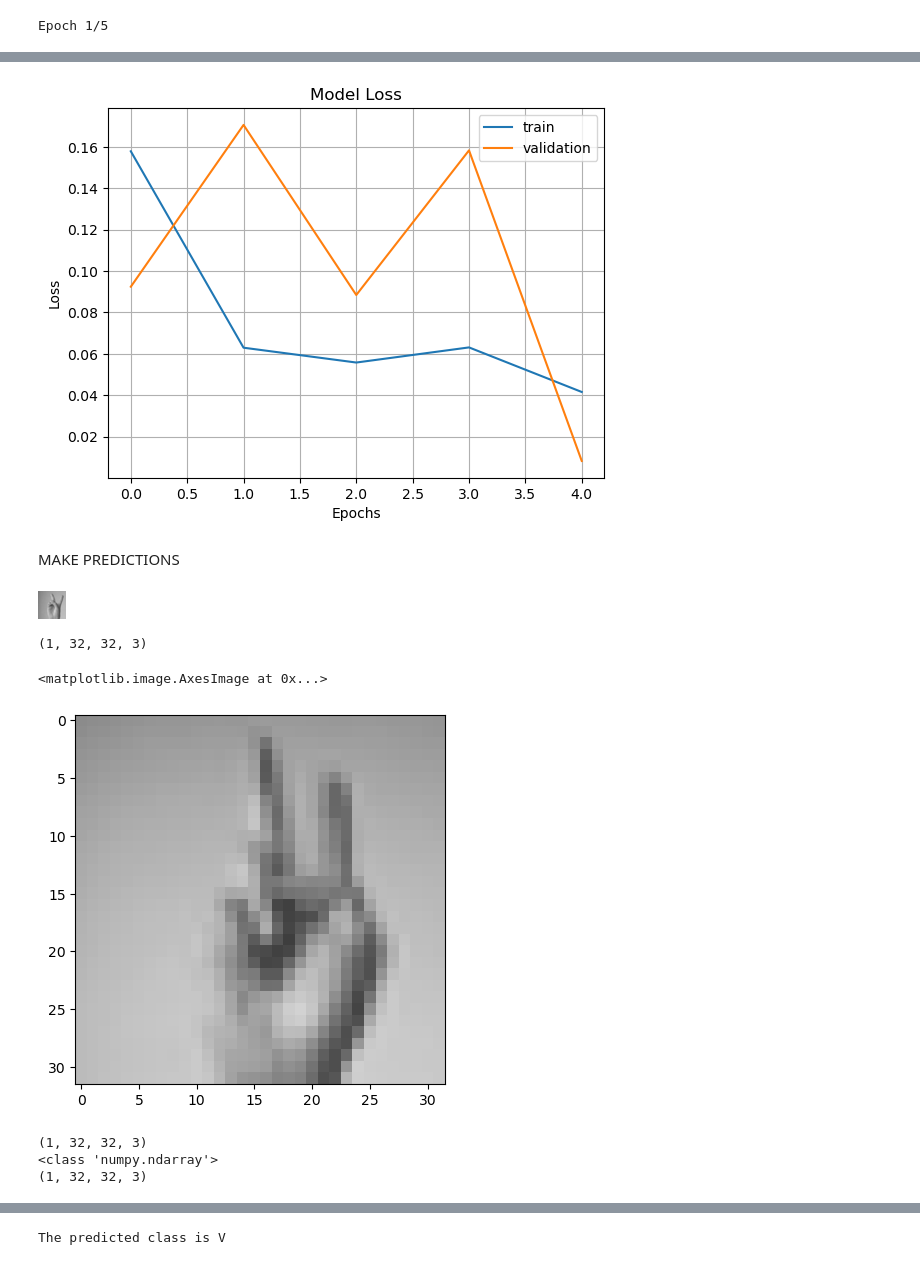
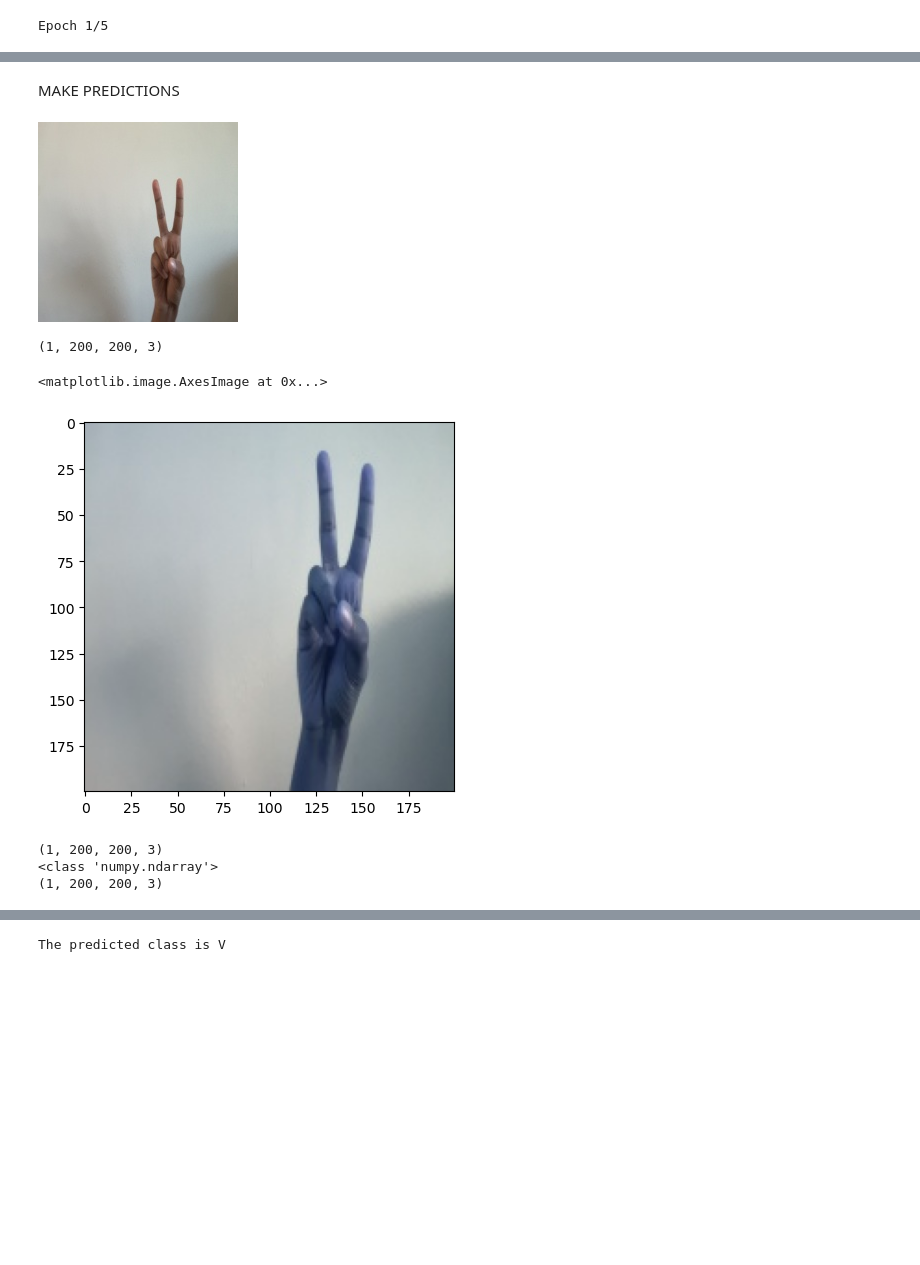
Before and after one commit to BhaveshSidhwani/ASL-recognition, a Jupyter notebook: VGG.ipynb, the cells around one changed output, grey strips where cells are left out. Cells and saved outputs as stored; diff of their text form; code cells hidden in the pictures; blank space fills up the shorter version.

```diff
--- a/VGG.ipynb
+++ b/VGG.ipynb
@@ -137,9 +132,9 @@ Classes = {
 31622 /34627
 31623 /3462
 # %%
-dataset_path=os.getcwd()+"/image_dataset"
-# print(dataset_path)
+dataset_path=os.getcwd()+"/data_capture"
+print(dataset_path)
 
-# img_height,img_width=32,32
-# batch_size=32
+img_height,img_width=200,200
+batch_size=32
 # %% [output]
@@ -151,7 +146,7 @@ dataset_path=os.getcwd()+"/image_dataset"
 
 ## out of total data, 70% is for train, 10% for validation and 20% for test
 # %%
-dataset_path=os.getcwd()+"/image_dataset"
+# dataset_path=os.getcwd()+"/image_dataset"
 # print(dataset_path)
 # %%
 train_ds = tf.keras.preprocessing.image_dataset_from_directory(
@@ -259,16 +252,14 @@ plt.ylabel('Loss')
 plt.xlabel('Epochs')
 plt.legend(['train', 'validation'])
 plt.show()
-# %% [output]
-[figure, removed]
 # %% [markdown]
 MAKE PREDICTIONS
 # %%
 from pathlib import Path
-sign = list(Path(dataset_path).glob('V/*'))
+sign = list(Path(dataset_path).glob('20/*'))
 PIL.Image.open(str(sign[4]))
 # %% [output]
-[figure, old version]
+[figure, new version]
 # %%
 import cv2
 image=cv2.imread(str(sign[0]))
@@ -278,9 +269,9 @@ print(image.shape)
 # print(image)
 plt.imshow(image[0])
 # %% [output]
-(1, 32, 32, 3)
+(1, 200, 200, 3)
 <matplotlib.image.AxesImage at 0x...>
-[figure, old version]
+[figure, new version]
 # %%
 print(image.shape)
 print(type(image))
@@ -289,9 +280,9 @@ l.append(image[0])
 l=np.array(l)
 print(l.shape)
 # %% [output]
-(1, 32, 32, 3)
+(1, 200, 200, 3)
 <class 'numpy.ndarray'>
-(1, 32, 32, 3)
+(1, 200, 200, 3)
 # %%
 pred=resnet_model.predict(image)
 print(pred)
```
Also changed, not shown: parts of 11 cells of this notebook, 1 other file.
